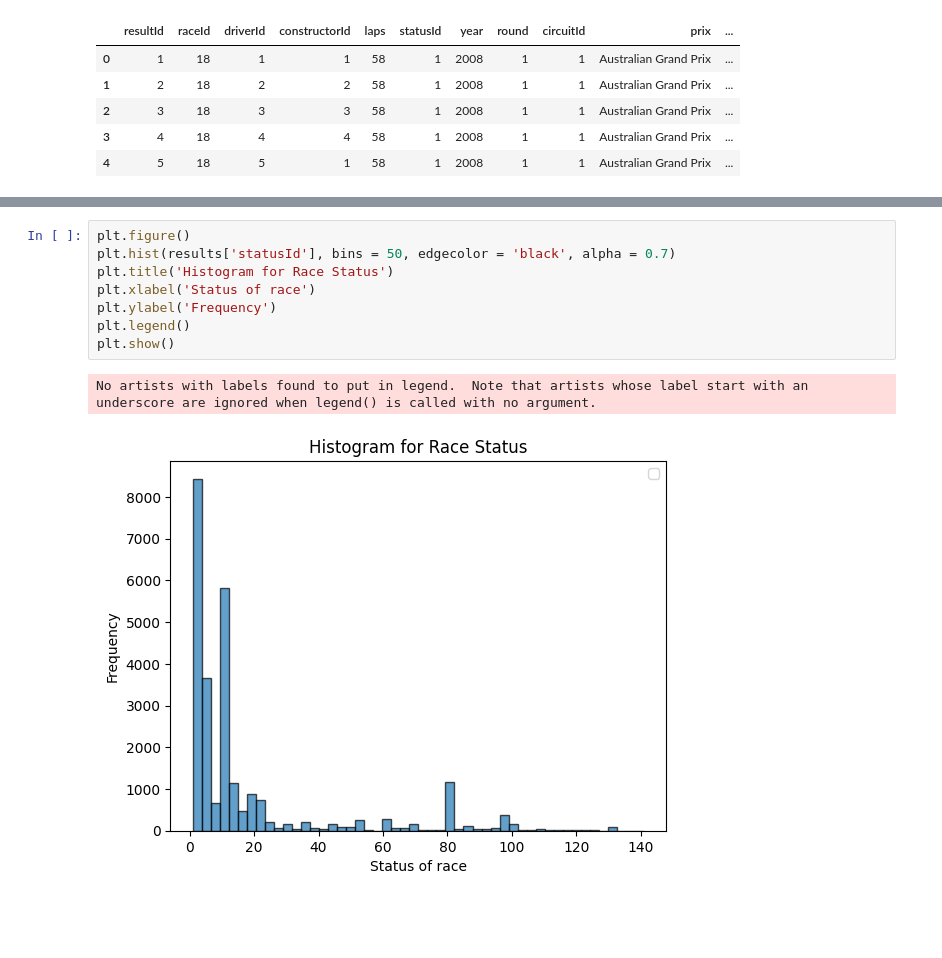
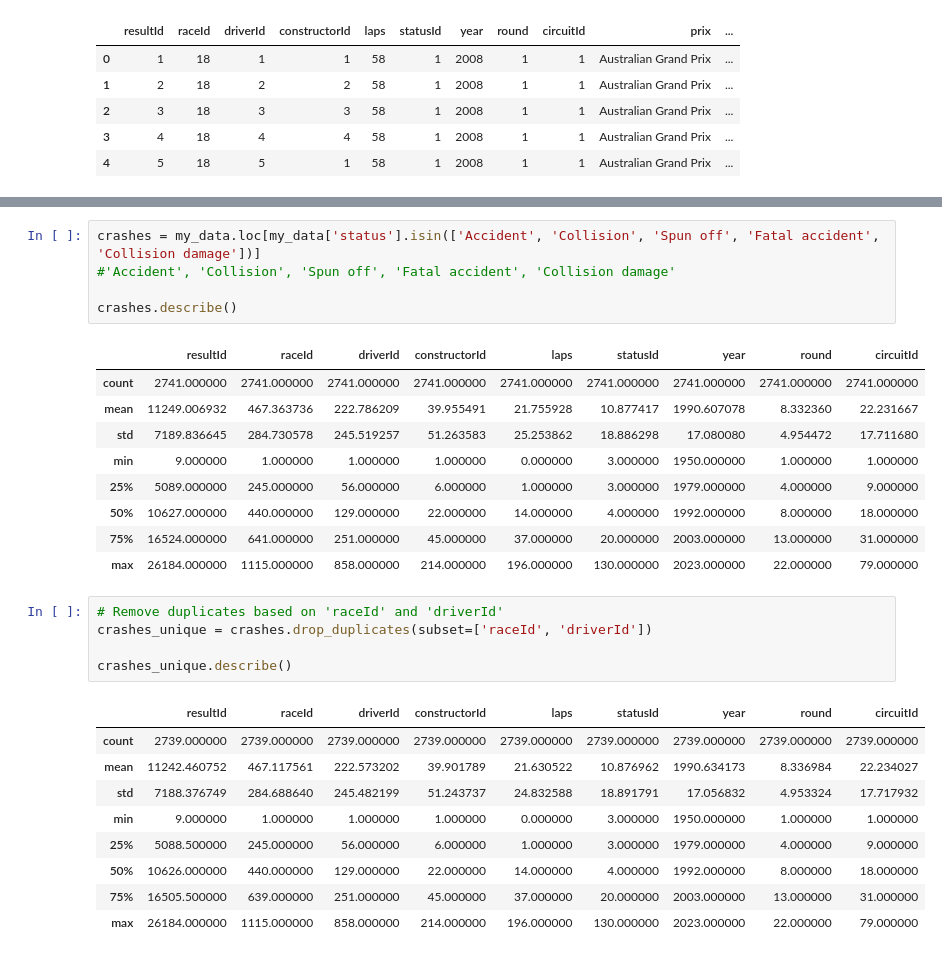
Before and after one commit to MacBeth-M/Capstone, a Jupyter notebook: Crashes.ipynb, the cells around one changed output, grey strips where cells are left out. Drawn from its saved outputs; the diff is of its cells as text; blank space fills up the shorter version.

```diff
--- a/Crashes.ipynb
+++ b/Crashes.ipynb
@@ -190,12 +191,31 @@ Underweight         1
 Name: count, Length: 137, dtype: int64
-# %%
-plt.figure()
-plt.hist(results['statusId'], bins = 50, edgecolor = 'black', alpha = 0.7)
-plt.title('Histogram for Race Status')
-plt.xlabel('Status of race')
-plt.ylabel('Frequency')
-plt.legend()
-plt.show()
-# %% [output]
-No artists with labels found to put in legend.  Note that artists whose label start with an underscore are ignored when legend() is called with no argument.
-[figure, removed]
+# %%
+crashes = my_data.loc[my_data['status'].isin(['Accident', 'Collision', 'Spun off', 'Fatal accident', 'Collision damage'])]
+#'Accident', 'Collision', 'Spun off', 'Fatal accident', 'Collision damage'
+
+crashes.describe()
+# %% [output]
+|  | resultId | raceId | driverId | constructorId | laps | statusId | year | round | circuitId |
+| count | 2741.000000 | 2741.000000 | 2741.000000 | 2741.000000 | 2741.000000 | 2741.000000 | 2741.000000 | 2741.000000 | 2741.000000 |
+| mean | 11249.006932 | 467.363736 | 222.786209 | 39.955491 | 21.755928 | 10.877417 | 1990.607078 | 8.332360 | 22.231667 |
+| std | 7189.836645 | 284.730578 | 245.519257 | 51.263583 | 25.253862 | 18.886298 | 17.080080 | 4.954472 | 17.711680 |
+| min | 9.000000 | 1.000000 | 1.000000 | 1.000000 | 0.000000 | 3.000000 | 1950.000000 | 1.000000 | 1.000000 |
+| 25% | 5089.000000 | 245.000000 | 56.000000 | 6.000000 | 1.000000 | 3.000000 | 1979.000000 | 4.000000 | 9.000000 |
+| 50% | 10627.000000 | 440.000000 | 129.000000 | 22.000000 | 14.000000 | 4.000000 | 1992.000000 | 8.000000 | 18.000000 |
+| 75% | 16524.000000 | 641.000000 | 251.000000 | 45.000000 | 37.000000 | 20.000000 | 2003.000000 | 13.000000 | 31.000000 |
+| max | 26184.000000 | 1115.000000 | 858.000000 | 214.000000 | 196.000000 | 130.000000 | 2023.000000 | 22.000000 | 79.000000 |
+# %%
+# Remove duplicates based on 'raceId' and 'driverId'
+crashes_unique = crashes.drop_duplicates(subset=['raceId', 'driverId'])
+
+crashes_unique.describe()
+# %% [output]
+|  | resultId | raceId | driverId | constructorId | laps | statusId | year | round | circuitId |
+| count | 2739.000000 | 2739.000000 | 2739.000000 | 2739.000000 | 2739.000000 | 2739.000000 | 2739.000000 | 2739.000000 | 2739.000000 |
+| mean | 11242.460752 | 467.117561 | 222.573202 | 39.901789 | 21.630522 | 10.876962 | 1990.634173 | 8.336984 | 22.234027 |
+| std | 7188.376749 | 284.688640 | 245.482199 | 51.243737 | 24.832588 | 18.891791 | 17.056832 | 4.953324 | 17.717932 |
+| min | 9.000000 | 1.000000 | 1.000000 | 1.000000 | 0.000000 | 3.000000 | 1950.000000 | 1.000000 | 1.000000 |
+| 25% | 5088.500000 | 245.000000 | 56.000000 | 6.000000 | 1.000000 | 3.000000 | 1979.000000 | 4.000000 | 9.000000 |
+| 50% | 10626.000000 | 440.000000 | 129.000000 | 22.000000 | 14.000000 | 4.000000 | 1992.000000 | 8.000000 | 18.000000 |
+| 75% | 16505.500000 | 639.000000 | 251.000000 | 45.000000 | 37.000000 | 20.000000 | 2003.000000 | 13.000000 | 31.000000 |
+| max | 26184.000000 | 1115.000000 | 858.000000 | 214.000000 | 196.000000 | 130.000000 | 2023.000000 | 22.000000 | 79.000000 |
```
Also changed, not shown: parts of 4 cells of this notebook, 4 other files.
